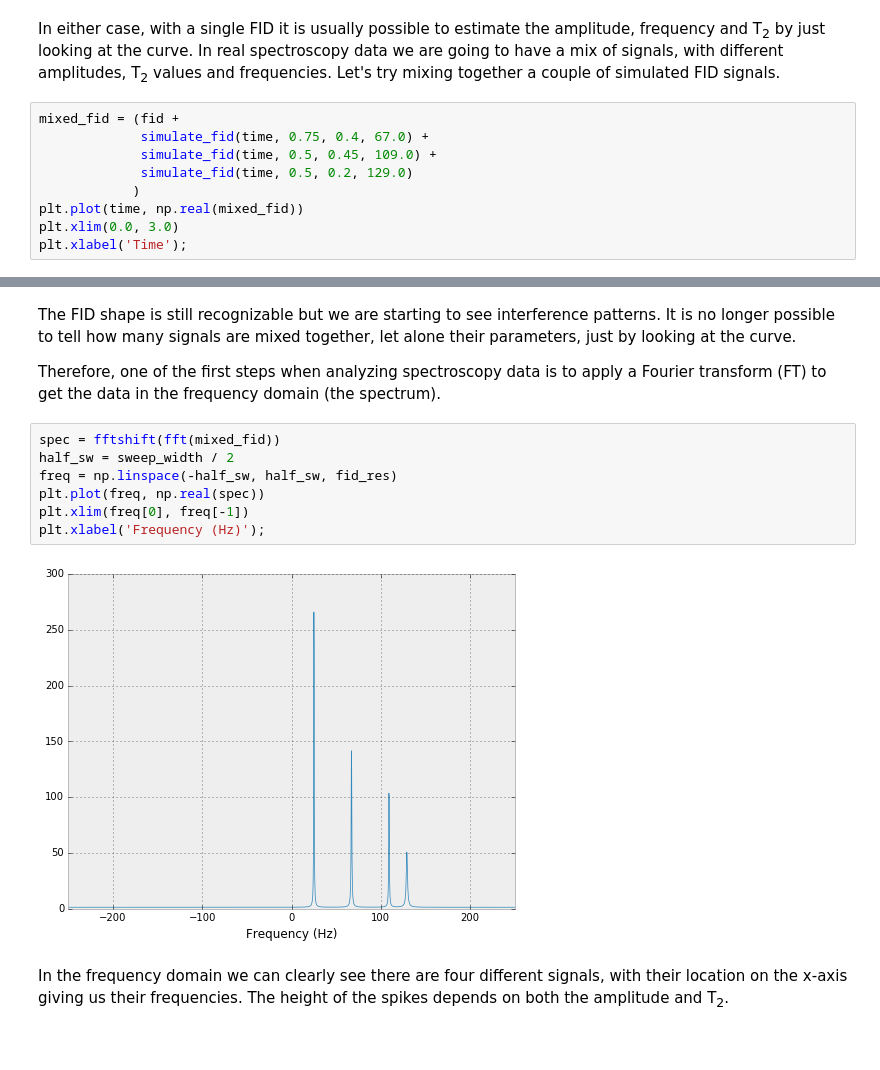
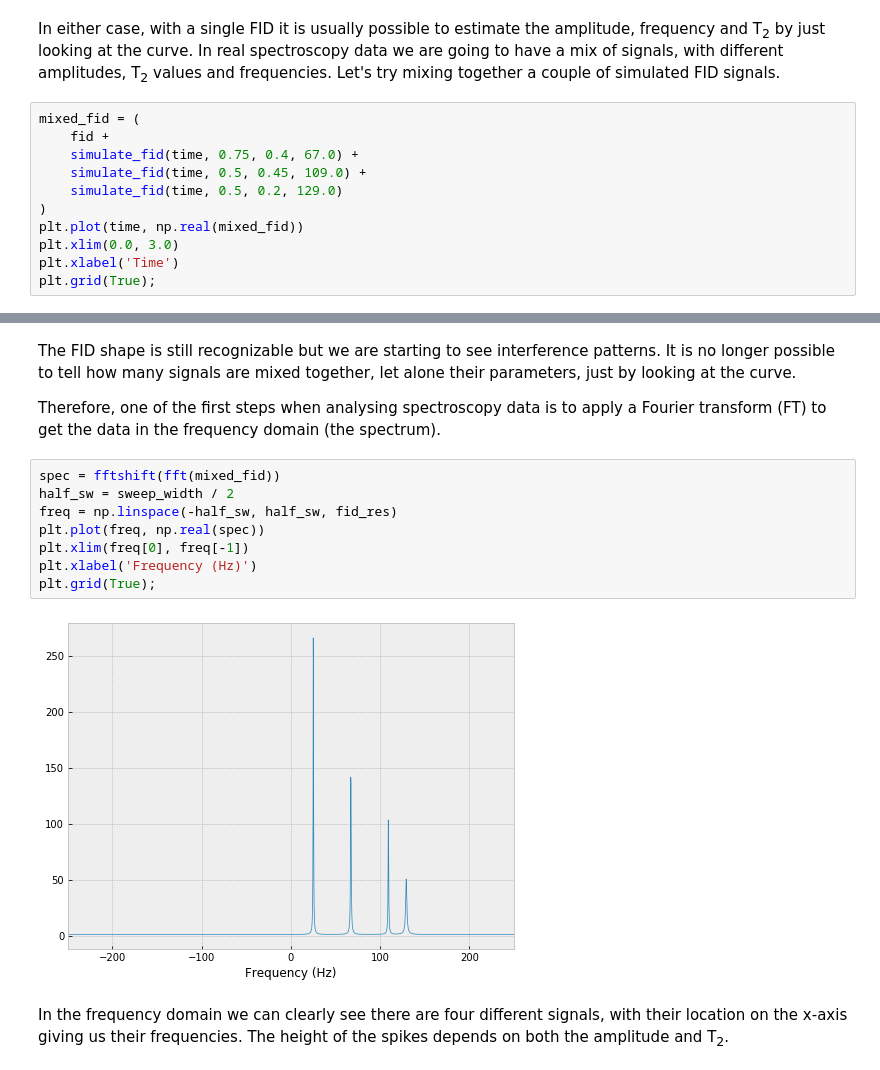
Before and after one commit to jamie-roberts/mr_analysis_101, a Jupyter notebook: mr_analysis_101.ipynb, the cells around one changed output, grey strips where cells are left out. Saved outputs shown, nothing was run; the diff lists cells and outputs as text; blank space fills up the shorter version.

```diff
--- a/mr_analysis_101.ipynb
+++ b/mr_analysis_101.ipynb
@@ -107,12 +111,14 @@ plt.xlabel('Time');
 # %% [markdown]
 In either case, with a single FID it is usually possible to estimate the amplitude, frequency and T<sub>2</sub> by just looking at the curve. In real spectroscopy data we are going to have a mix of signals, with different amplitudes, T<sub>2</sub> values and frequencies. Let's try mixing together a couple of simulated FID signals.
 # %%
-mixed_fid = (fid +
-             simulate_fid(time, 0.75, 0.4, 67.0) +
-             simulate_fid(time, 0.5, 0.45, 109.0) +
-             simulate_fid(time, 0.5, 0.2, 129.0)
-            )
+mixed_fid = (
+    fid +
+    simulate_fid(time, 0.75, 0.4, 67.0) +
+    simulate_fid(time, 0.5, 0.45, 109.0) +
+    simulate_fid(time, 0.5, 0.2, 129.0)
+)
 plt.plot(time, np.real(mixed_fid))
 plt.xlim(0.0, 3.0)
-plt.xlabel('Time');
+plt.xlabel('Time')
+plt.grid(True);
 # %% [output]
@@ -120,16 +126,17 @@ plt.xlabel('Time');
 # %% [markdown]
 The FID shape is still recognizable but we are starting to see interference patterns. It is no longer possible to tell how many signals are mixed together, let alone their parameters, just by looking at the curve.
 
-Therefore, one of the first steps when analyzing spectroscopy data is to apply a Fourier transform (FT) to get the data in the frequency domain (the spectrum).
+Therefore, one of the first steps when analysing spectroscopy data is to apply a Fourier transform (FT) to get the data in the frequency domain (the spectrum).
 # %%
 spec = fftshift(fft(mixed_fid))
 half_sw = sweep_width / 2
 freq = np.linspace(-half_sw, half_sw, fid_res)
 plt.plot(freq, np.real(spec))
 plt.xlim(freq[0], freq[-1])
-plt.xlabel('Frequency (Hz)');
+plt.xlabel('Frequency (Hz)')
+plt.grid(True);
 # %% [output]
-[figure, old version]
+[figure, new version]
 # %% [markdown]
 In the frequency domain we can clearly see there are four different signals, with their location on the x-axis giving us their frequencies. The height of the spikes depends on both the amplitude and T<sub>2</sub>.
 # %% [markdown]
```
Also changed, not shown: parts of 48 cells of this notebook.
